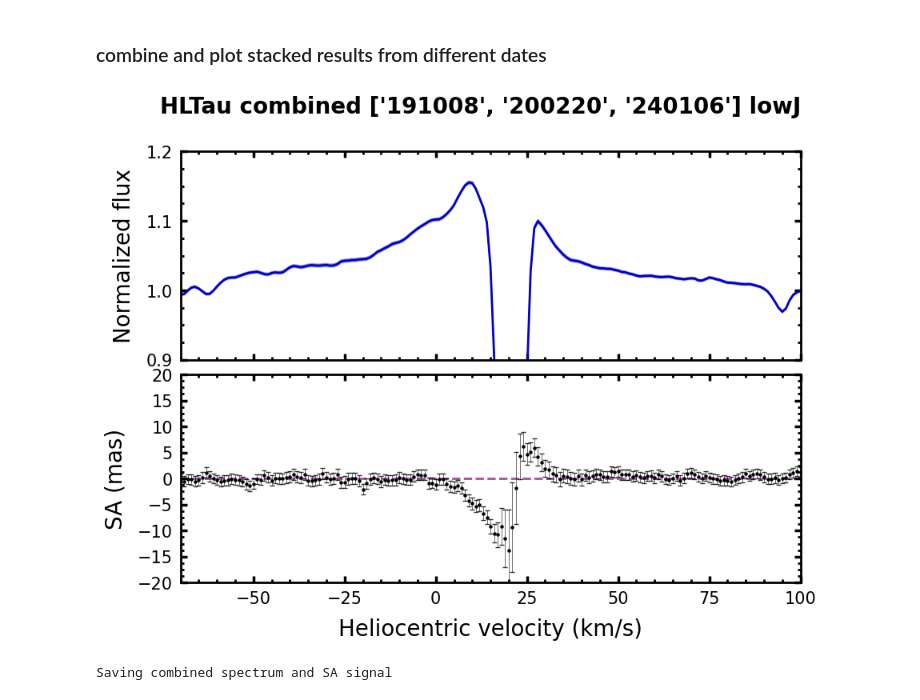
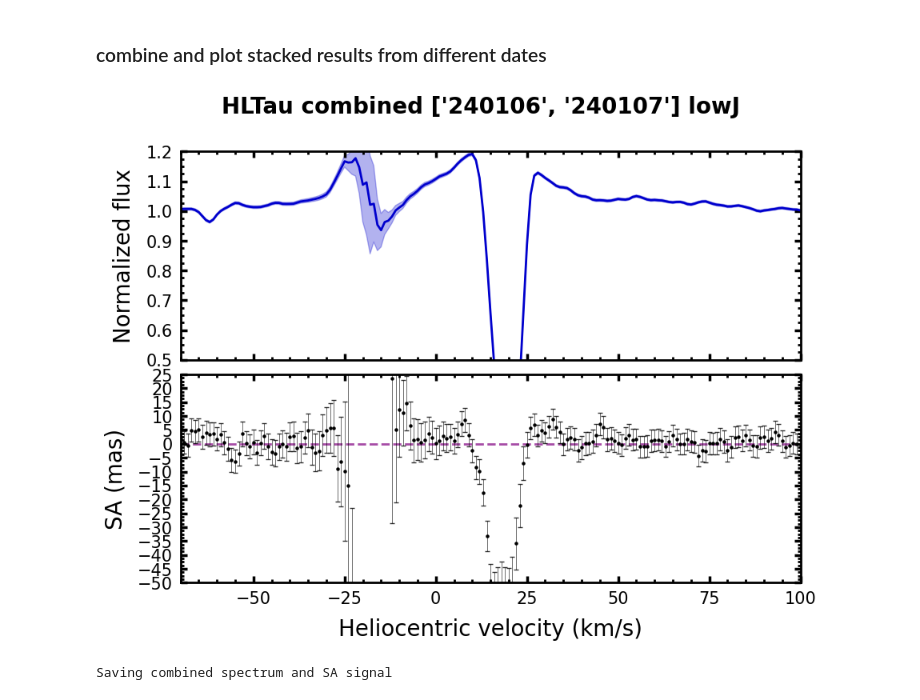
Before and after one commit to interstellarmedium/spectroastrometry, a Jupyter notebook: RESULTS/HLTau/combine_stacked.ipynb, the cells around one changed output. Saved outputs shown, nothing was run; the diff lists cells and outputs as text; code cells hidden in the pictures.

```diff
--- a/RESULTS/HLTau/combine_stacked.ipynb
+++ b/RESULTS/HLTau/combine_stacked.ipynb
@@ -15,6 +15,11 @@ PA1 = 138
 PA2 = PA1 + 180
 trans = 'lowJ'
 dates = ['191008', '200220', '240106']
+
+PA1 = 48
+PA2 = PA1 + 180
+trans = 'lowJ'
+dates = ['240106', '240107']
 # %%
 # read in the first date and use this to define the velocity axis
 filename = str(f'{source}_stacked_{dates[0]}_PA{PA1}_{PA2}_{trans}.csv')
@@ -53,7 +58,7 @@ SA_c = SA0/err_SA0**2
 w_SA_c = 1/err_SA0**2
 
 for date in dates[1:]:
-    f1 = path + str(f'{source}/{source}_stacked_{date}_PA{PA1}_{PA2}_{trans}.csv')
+    f1 = str(f'{source}_stacked_{date}_PA{PA1}_{PA2}_{trans}.csv')
     df1 = pd.read_csv(f1, comment='#')
     df1.columns = df1.columns.str.replace(' ', '')
     df1['SA'] = pd.to_numeric(df1['SA'], errors='coerce')
@@ -91,36 +96,36 @@ ax2.axhline(0, color='purple', ls = '--', lw=2, zorder=0, alpha=0.7)
 for ax in [ax1,ax2]:
     ax.set_xlim(-70, 100)
     index_xticks = 25
     ax.xaxis.set_major_locator(MultipleLocator(index_xticks))
     ax.xaxis.set_minor_locator(MultipleLocator(index_xticks/5))
     ax.tick_params(which='major',axis='both',right=True,top=True, labelsize=15, pad=7, width=2.5, length=6,direction='in',color='k')
     ax.tick_params(which='minor',axis='both',right=True,top=True, labelsize=15, pad=7, width=2, length=3,direction='in',color='k')
 
 ax1.set_ylim(0.0, 1.5)
-ax1.set_ylim(0.9, 1.2)
+ax1.set_ylim(0.5, 1.2)
 index_yticks1 = 0.1
 ax1.yaxis.set_major_locator(MultipleLocator(index_yticks1))
 ax1.yaxis.set_minor_locator(MultipleLocator(index_yticks1/4))
 
-ax2.set_ylim(-20, 20)
+ax2.set_ylim(-50, 25)
 index_yticks2 = 5
 ax2.yaxis.set_major_locator(MultipleLocator(index_yticks2))
 ax2.yaxis.set_minor_locator(MultipleLocator(index_yticks2/4))
 
 ax1.set_xticklabels([])
 ax2.set_xlabel('Heliocentric velocity (km/s)', labelpad=10, fontsize=20)
 ax1.set_ylabel('Normalized flux', labelpad=10, fontsize=20)
 ax2.set_ylabel('SA (mas)', labelpad=10, fontsize=20)
 
 for side in ax1.spines.keys():  # 'top'
         ax1.spines[side].set_linewidth(2)
 for side in ax2.spines.keys():  # 'top'
         ax2.spines[side].set_linewidth(2)
 
 plt.suptitle(f'{source} combined {dates} {trans}', fontsize=20, fontweight='bold')
 plt.savefig(f'{source}_combined_stacked_PA{PA1}_{PA2}_{trans}.png', bbox_inches='tight')
 # %% [output]
-[figure, old version]
+[figure, new version]
 # %%
 print('Saving combined spectrum and SA signal')
 csvfile = open(f'{source}_combined_stacked_PA{PA1}_{PA2}_{trans}.csv', 'w')
```
Also changed, not shown: 7 other files.
